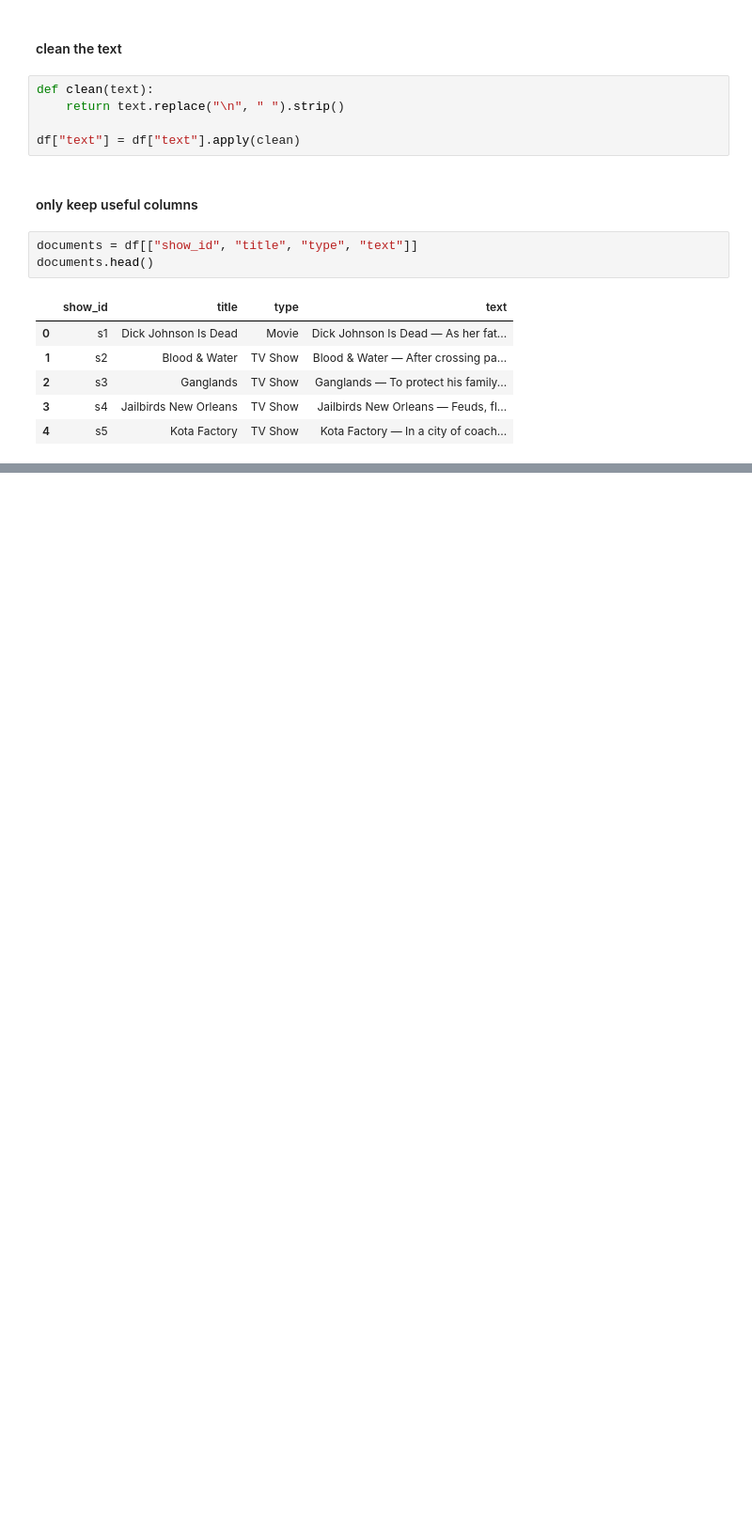
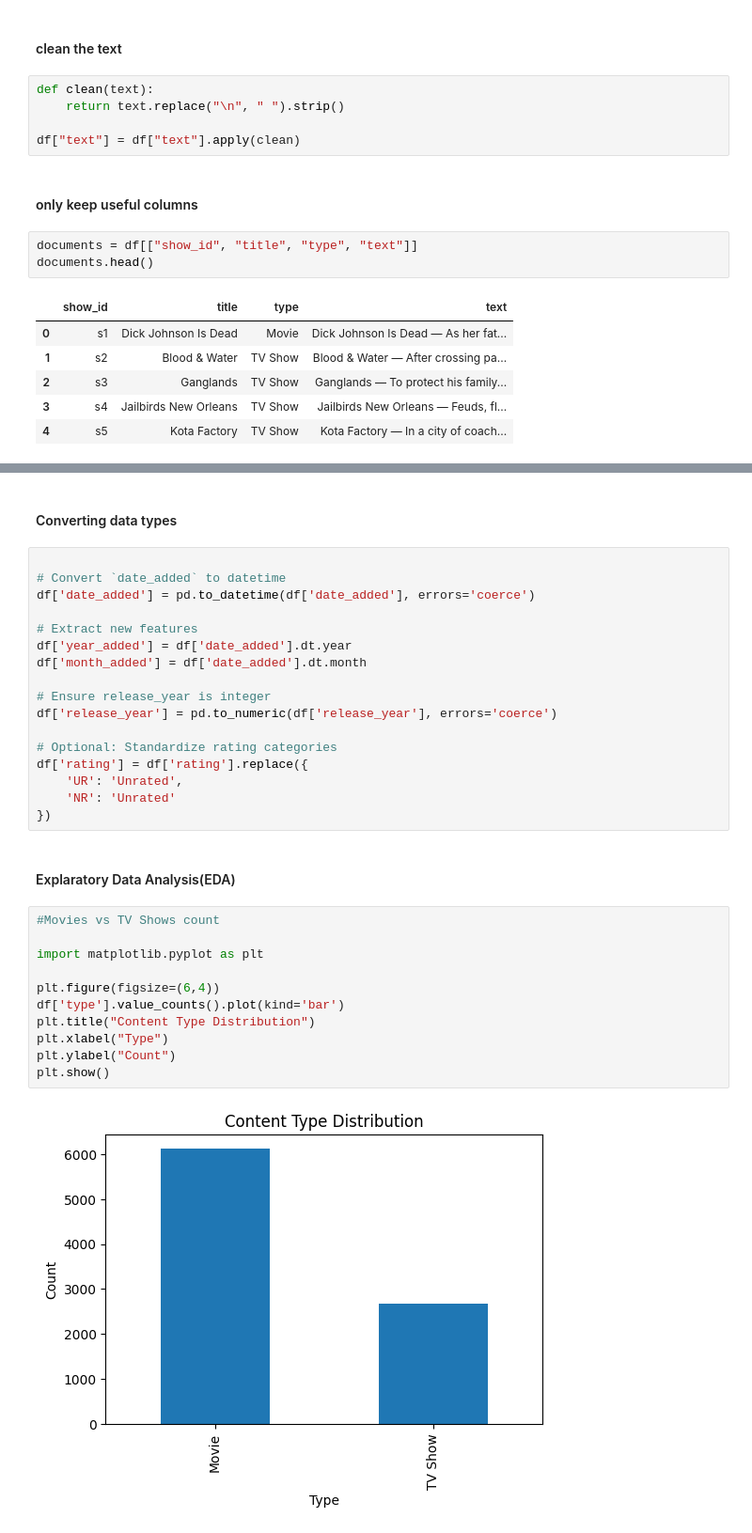
Before and after one commit to JoshOmondi/deep_learning, a Jupyter notebook: NetflixRAG.ipynb, the cells around one changed output, grey strips where cells are left out. Shown: that part at 94% size. Cells and saved outputs as stored; diff of their text form; blank space fills up the shorter version.

```diff
--- a/NetflixRAG.ipynb
+++ b/NetflixRAG.ipynb
@@ -210,3 +210,37 @@ df.head()
 | 2 | s3 | TV Show | Ganglands | Julien Leclercq | Sami Bouajila, Tracy Gotoas, Samu... | NaN | September 24, 2021 | 2021 | TV-MA | 1 Season | ... |
 | 3 | s4 | TV Show | Jailbirds New Orleans | NaN | NaN | NaN | September 24, 2021 | 2021 | TV-MA | 1 Season | ... |
 | 4 | s5 | TV Show | Kota Factory | NaN | Mayur More, Jitendra Kumar, Ranja... | India | September 24, 2021 | 2021 | TV-MA | 2 Seasons | ... |
+# %% [markdown]
+#### Converting data types
+# %%
+
+# Convert `date_added` to datetime
+df['date_added'] = pd.to_datetime(df['date_added'], errors='coerce')
+
+# Extract new features
+df['year_added'] = df['date_added'].dt.year
+df['month_added'] = df['date_added'].dt.month
+
+# Ensure release_year is integer
+df['release_year'] = pd.to_numeric(df['release_year'], errors='coerce')
+
+# Optional: Standardize rating categories
+df['rating'] = df['rating'].replace({
+    'UR': 'Unrated',
+    'NR': 'Unrated'
+})
+# %% [markdown]
+#### Explaratory Data Analysis(EDA)
+# %%
+#Movies vs TV Shows count
+
+import matplotlib.pyplot as plt
+
+plt.figure(figsize=(6,4))
+df['type'].value_counts().plot(kind='bar')
+plt.title("Content Type Distribution")
+plt.xlabel("Type")
+plt.ylabel("Count")
+plt.show()
+# %% [output]
+[figure, added]
```
Also changed, not shown: parts of 3 cells of this notebook.
